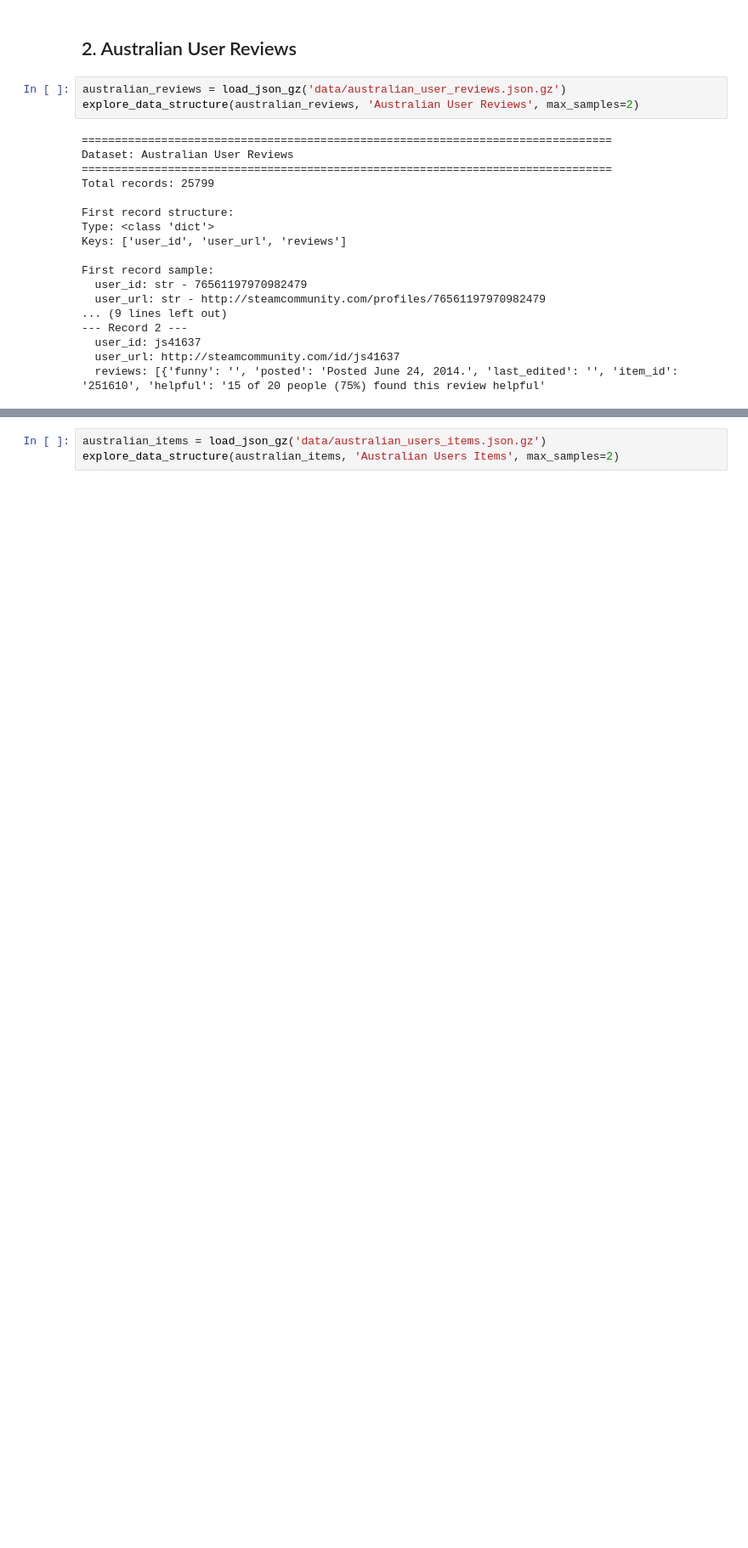
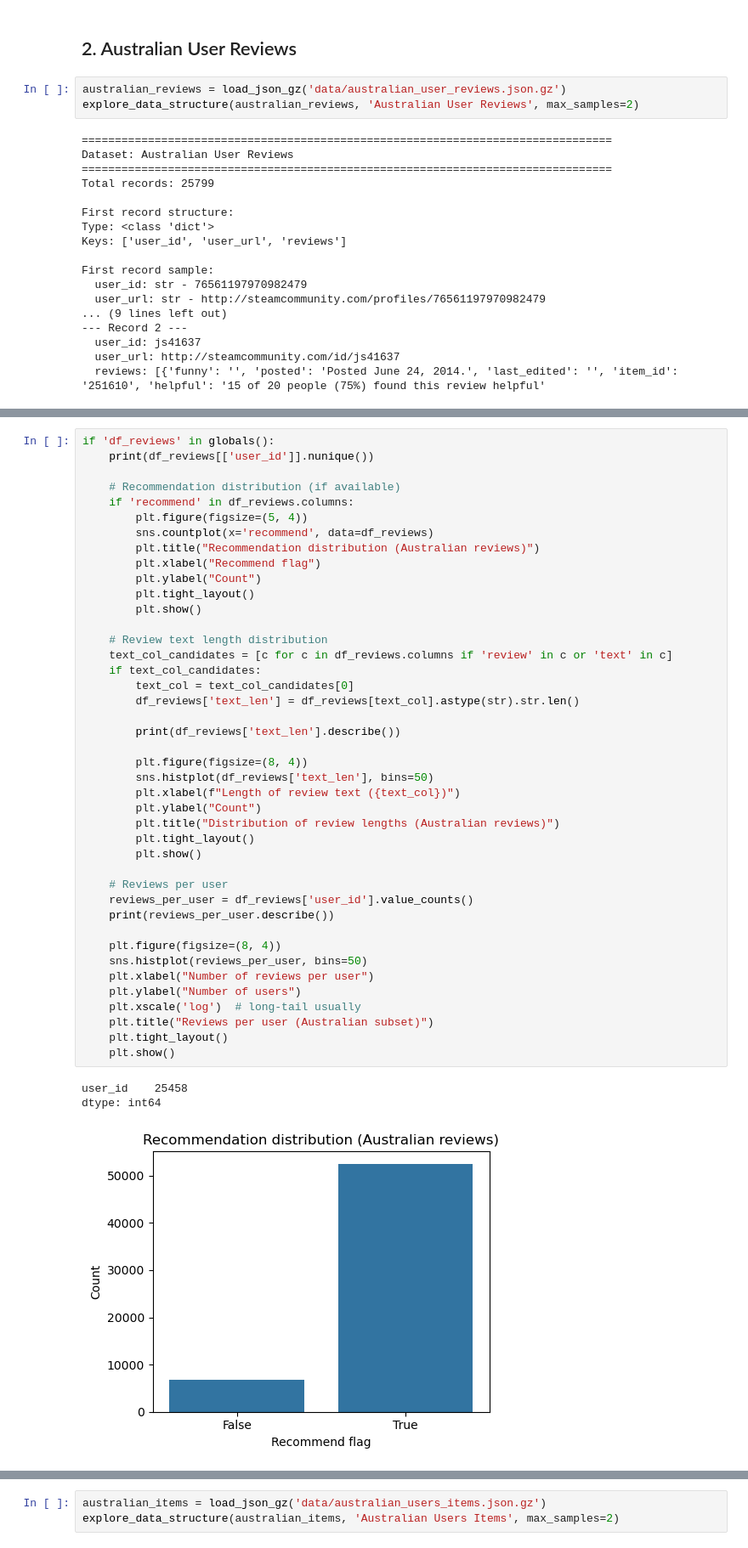
Before and after one commit to vivianc2/CSE258_assignment2, a Jupyter notebook: data_understanding.ipynb, the cells around one changed output, grey strips where cells are left out. Shown at 85% size. Drawn from its saved outputs; the diff is of its cells as text; blank space fills up the shorter version.

```diff
--- a/data_understanding.ipynb
+++ b/data_understanding.ipynb
@@ -284,0 +315,46 @@ freq       52473        100             20
+# %%
+if 'df_reviews' in globals():
+    print(df_reviews[['user_id']].nunique())
+
+    # Recommendation distribution (if available)
+    if 'recommend' in df_reviews.columns:
+        plt.figure(figsize=(5, 4))
+        sns.countplot(x='recommend', data=df_reviews)
+        plt.title("Recommendation distribution (Australian reviews)")
+        plt.xlabel("Recommend flag")
+        plt.ylabel("Count")
+        plt.tight_layout()
+        plt.show()
+
+    # Review text length distribution
+    text_col_candidates = [c for c in df_reviews.columns if 'review' in c or 'text' in c]
+    if text_col_candidates:
+        text_col = text_col_candidates[0]
+        df_reviews['text_len'] = df_reviews[text_col].astype(str).str.len()
+
+        print(df_reviews['text_len'].describe())
+
+        plt.figure(figsize=(8, 4))
+        sns.histplot(df_reviews['text_len'], bins=50)
+        plt.xlabel(f"Length of review text ({text_col})")
+        plt.ylabel("Count")
+        plt.title("Distribution of review lengths (Australian reviews)")
+        plt.tight_layout()
+        plt.show()
+
+    # Reviews per user
+    reviews_per_user = df_reviews['user_id'].value_counts()
+    print(reviews_per_user.describe())
+
+    plt.figure(figsize=(8, 4))
+    sns.histplot(reviews_per_user, bins=50)
+    plt.xlabel("Number of reviews per user")
+    plt.ylabel("Number of users")
+    plt.xscale('log')  # long-tail usually
+    plt.title("Reviews per user (Australian subset)")
+    plt.tight_layout()
+    plt.show()
+# %% [output]
+user_id    25458
+dtype: int64
+[figure, added]
```
Also changed, not shown: parts of 12 cells of this notebook.
